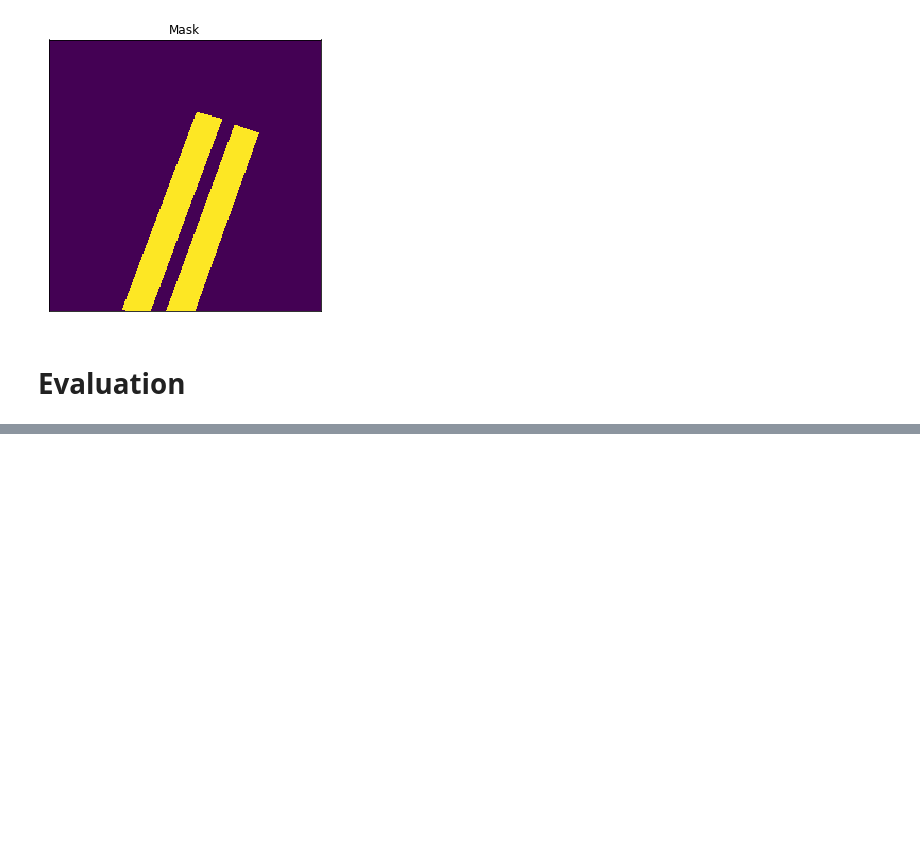
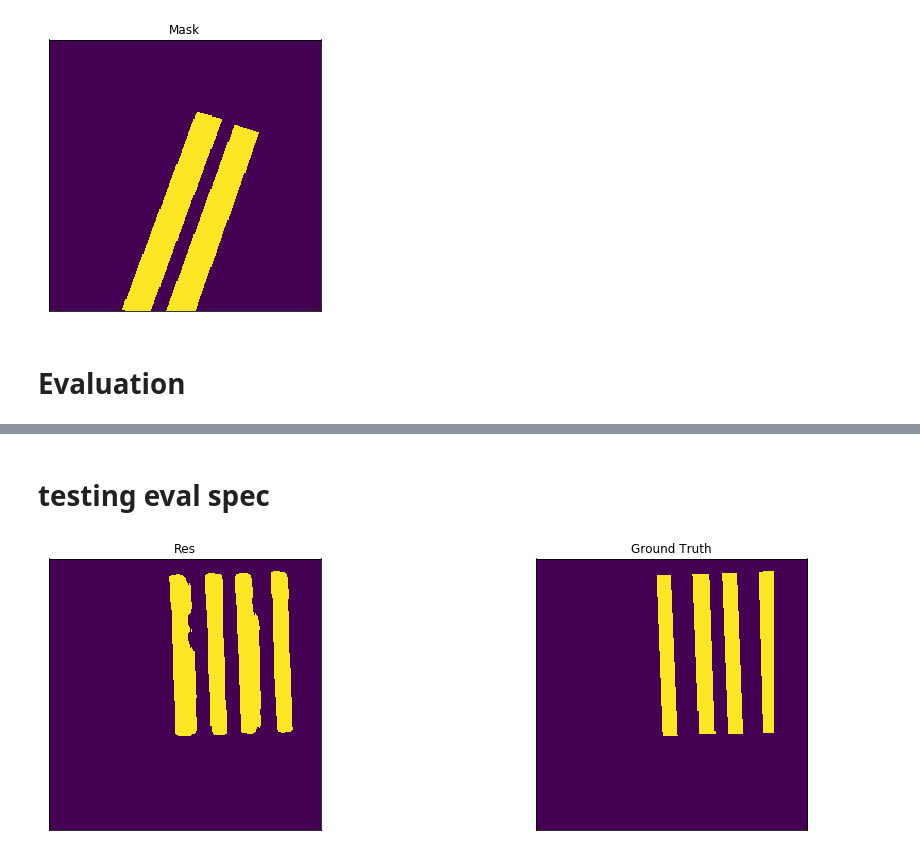
Before and after one commit to j-csc/landcover_scripts, a Jupyter notebook: notebooks/Test.ipynb, the cells around one changed output, grey strips where cells are left out. Drawn from its saved outputs; the diff is of its cells as text; code cells hidden in the pictures; blank space fills up the shorter version.

```diff
--- a/notebooks/Test.ipynb
+++ b/notebooks/Test.ipynb
@@ -250,0 +312,6 @@ KeyboardInterrupt:
+# %% [markdown]
+# testing eval spec
+# %%
+visualize(res = np.argmax(res[idx],axis=2), ground_truth = np.argmax(ground_truth,axis=2))
+# %% [output]
+[figure, added]
```
Also changed, not shown: parts of 6 cells of this notebook, 1 other file.
